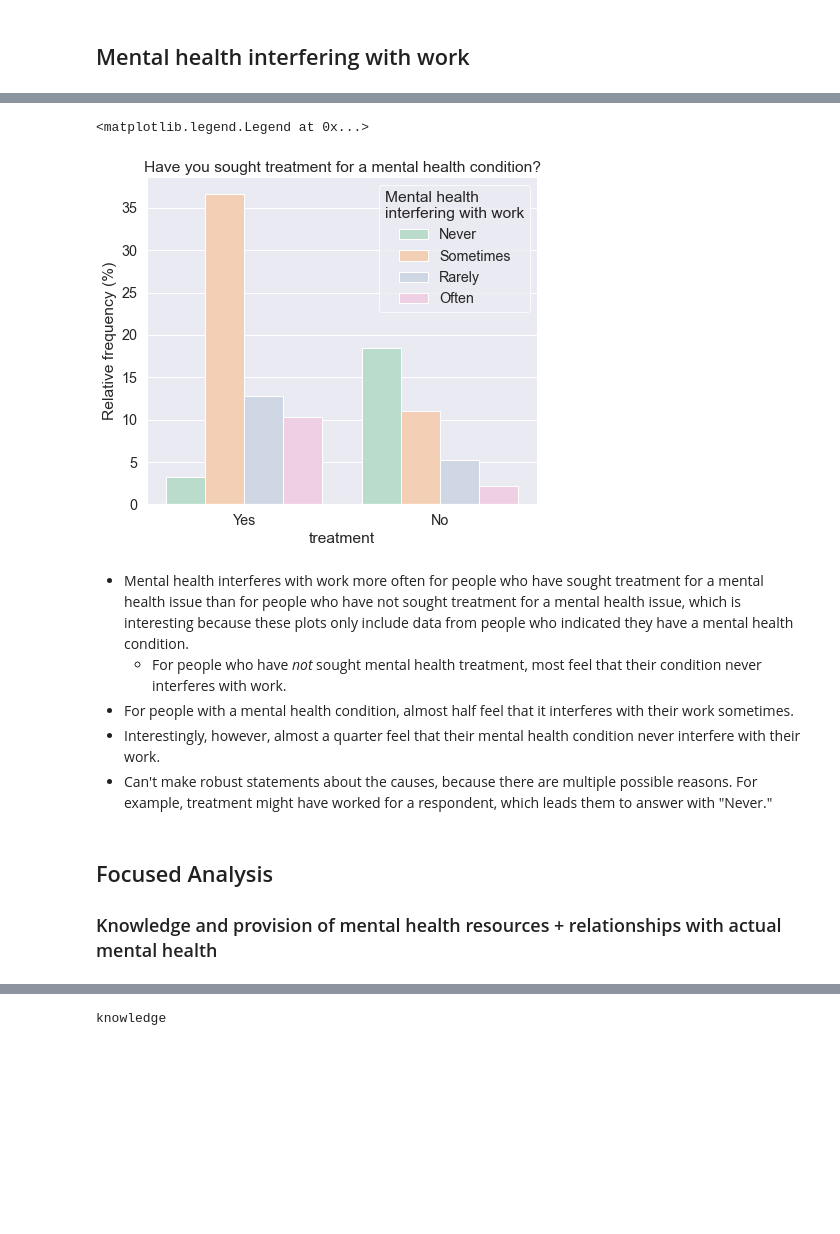
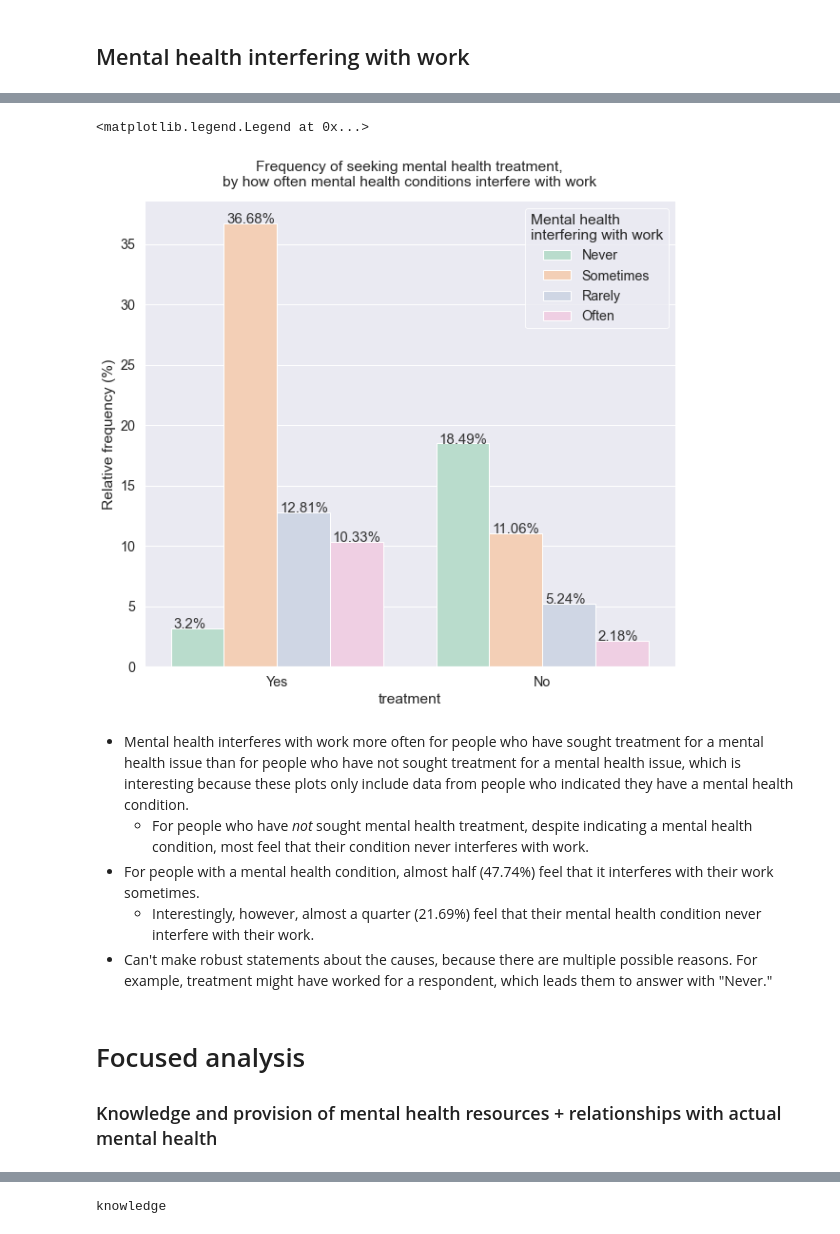
Before and after one commit to cltomiyama/MentalHealthSurvey_analysis, a Jupyter notebook: analysis/gale/analysis_notebook_gc.ipynb, the cells around one changed output, grey strips where cells are left out. Drawn from its saved outputs; the diff is of its cells as text; code cells hidden in the pictures; blank space fills up the shorter version.

```diff
--- a/analysis/gale/analysis_notebook_gc.ipynb
+++ b/analysis/gale/analysis_notebook_gc.ipynb
@@ -301,15 +294,14 @@ plt.legend(title='treatment', edgecolor='1')
 # counts and relative frequencies
 
 cond_interfere = pfg.count_rel_freq_df(mh_filtered_condition,'work_interfere') # this only includes people with a mental health condition
-cond_interfere
 
-treatment_interfere = mh_filtered_condition.groupby('treatment')['work_interfere'].value_counts().to_frame().rename(columns={'work_interfere':'count'})
-pfg.rel_freq_within_grp(treatment_interfere)
-pfg.make_relfreq_col(treatment_interfere)
+treatmt_interfere = mh_filtered_condition.groupby('treatment')['work_interfere'].value_counts().to_frame().rename(columns={'work_interfere':'count'})
+pfg.rel_freq_within_grp(treatmt_interfere)
+pfg.make_relfreq_col(treatmt_interfere)
 
-treatment_interfere_index = treatment_interfere.reset_index()
+treatmt_interfere_idx = treatmt_interfere.reset_index()
 
-display('cond_interfere', 'treatment_interfere', 'treatment_interfere_index')
+display('cond_interfere', 'treatmt_interfere', 'treatmt_interfere_idx')
 # %% [output]
 cond_interfere
 |  | work_interfere | count | rel_freq |
@@ -363,24 +355,26 @@ Text(0.27, 1.1, 'Frequency of mental health interfering with work,\nfor those wh
 # %%
 # another way to visualize work_interfere and treatment all at once
 
-fig, ax = plt.subplots(figsize=(7,6))
+fig, ax = plt.subplots(figsize=(10,9))
 
-g = sns.barplot(data=treatment_interfere_index, x='treatment', y='rel_freq', hue='work_interfere', order=['Yes', 'No'])
+g = sns.barplot(data=treatmt_interfere_idx, x='treatment', y='rel_freq', hue='work_interfere', order=['Yes', 'No'])
 
-plt.title('Have you sought treatment for a mental health condition?')
+pfg.rel_freq_label(g,0.01,0)
+
+plt.title('Frequency of seeking mental health treatment,\nby how often mental health conditions interfere with work',y=1.02)
 plt.ylabel('Relative frequency (%)')
 plt.legend(title='Mental health\ninterfering with work', edgecolor='1')
 # %% [output]
 <matplotlib.legend.Legend at 0x...>
-[figure, old version]
+[figure, new version]
 # %% [markdown]
 - Mental health interferes with work more often for people who have sought treatment for a mental health issue than for people who have not sought treatment for a mental health issue, which is interesting because these plots only include data from people who indicated they have a mental health condition.
-    - For people who have *not* sought mental health treatment, most feel that their condition never interferes with work.
-- For people with a mental health condition, almost half feel that it interferes with their work sometimes.
-- Interestingly, however, almost a quarter feel that their mental health condition never interfere with their work.
+    - For people who have *not* sought mental health treatment, despite indicating a mental health condition, most feel that their condition never interferes with work.
+- For people with a mental health condition, almost half (47.74%) feel that it interferes with their work sometimes.
+    - Interestingly, however, almost a quarter (21.69%) feel that their mental health condition never interfere with their work.
 - Can't make robust statements about the causes, because there are multiple possible reasons. For example, treatment might have worked for a respondent, which leads them to answer with "Never."
 # %% [markdown]
-## Focused Analysis
+# Focused analysis
 ### Knowledge and provision of mental health resources + relationships with actual mental health
 # %% [markdown]
 **Research questions:**
```
Also changed, not shown: parts of 20 cells of this notebook.
